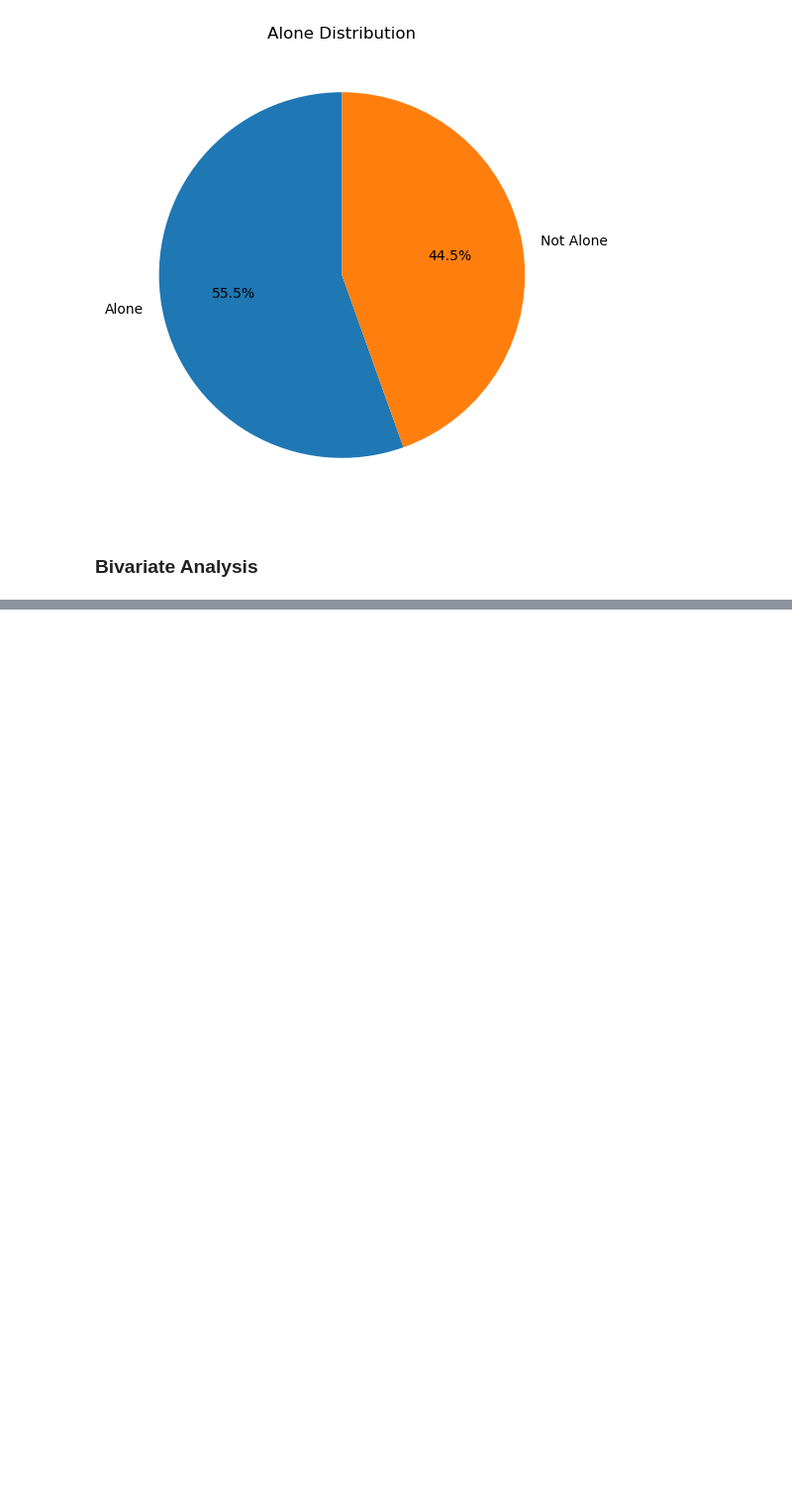
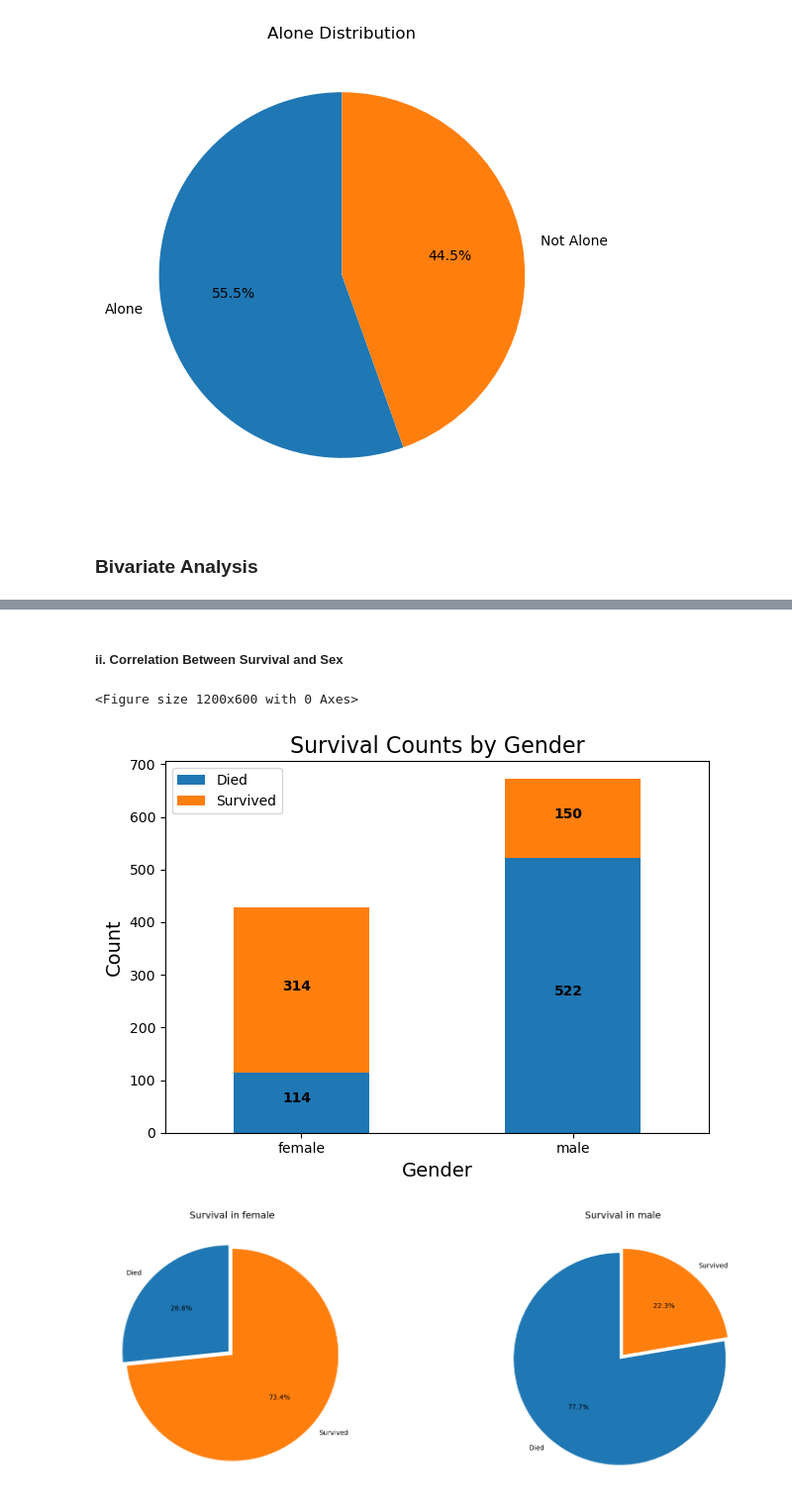
Before and after one commit to ShravanDeva5327/titanic-data-analysis, a Jupyter notebook: main.ipynb, the cells around one changed output, grey strips where cells are left out. Shown at 99% size. Cells and saved outputs as stored; diff of their text form; code cells hidden in the pictures; blank space fills up the shorter version.

```diff
--- a/main.ipynb
+++ b/main.ipynb
@@ -293,0 +362,60 @@ Number of passengers who were alone:  610
+# %% [markdown]
+##### ii. Correlation Between Survival and Sex
+# %%
+survival_by_sex = pd.crosstab(df['sex'], df['survived'],
+                             rownames=['Sex'],
+                             colnames=['Survived'])
+
+survival_by_sex.columns = ['Died', 'Survived']
+
+survival_percentages = {}
+for gender in df['sex'].unique():
+    gender_data = df[df['sex'] == gender]
+    total = len(gender_data)
+    survived = sum(gender_data['survived'] == 1)
+    died = total - survived
+    survival_percentages[gender] = [died/total*100, survived/total*100]
+
+plt.figure(figsize=(12, 6))
+survival_by_sex.plot(kind='bar', stacked=True)
+plt.title('Survival Counts by Gender', fontsize=16)
+plt.xlabel('Gender', fontsize=14)
+plt.ylabel('Count', fontsize=14)
+plt.xticks(rotation=0)
+plt.legend(['Died', 'Survived'])
+
+for i in range(len(survival_by_sex.index)):
+    if 'Died' in survival_by_sex.columns:
+        died = survival_by_sex['Died'].iloc[i]
+        plt.text(i-0.07, died/2, str(died), fontweight='bold')
+    if 'Survived' in survival_by_sex.columns:
+        survived = survival_by_sex['Survived'].iloc[i]
+        plt.text(i-0.07, died +survived/2, str(survived), fontweight='bold')
+
+plt.tight_layout()
+plt.show()
+
+fig, axes = plt.subplots(1, len(survival_percentages), figsize=(18, 6))
+class_labels = {1: '1st Class', 2: '2nd Class', 3: '3rd Class'}
+
+if len(survival_percentages) == 1:
+    axes = [axes]
+
+for i, (pclass, counts) in enumerate(survival_percentages.items()):
+    total = sum(counts)
+    percentages = [count/total*100 for count in counts]
+
+    axes[i].pie(percentages,
+                labels=['Died', 'Survived'],
+                autopct='%1.1f%%',
+                startangle=90,
+                explode=(0.05, 0))
+    class_name = class_labels.get(pclass, f'{pclass}')
+    axes[i].set_title(f'Survival in {class_name}', fontsize=14)
+
+plt.tight_layout()
+plt.show()
+# %% [output]
+<Figure size 1200x600 with 0 Axes>
+[figure, added]
+[figure, added]
```
Also changed, not shown: parts of 24 cells of this notebook.
